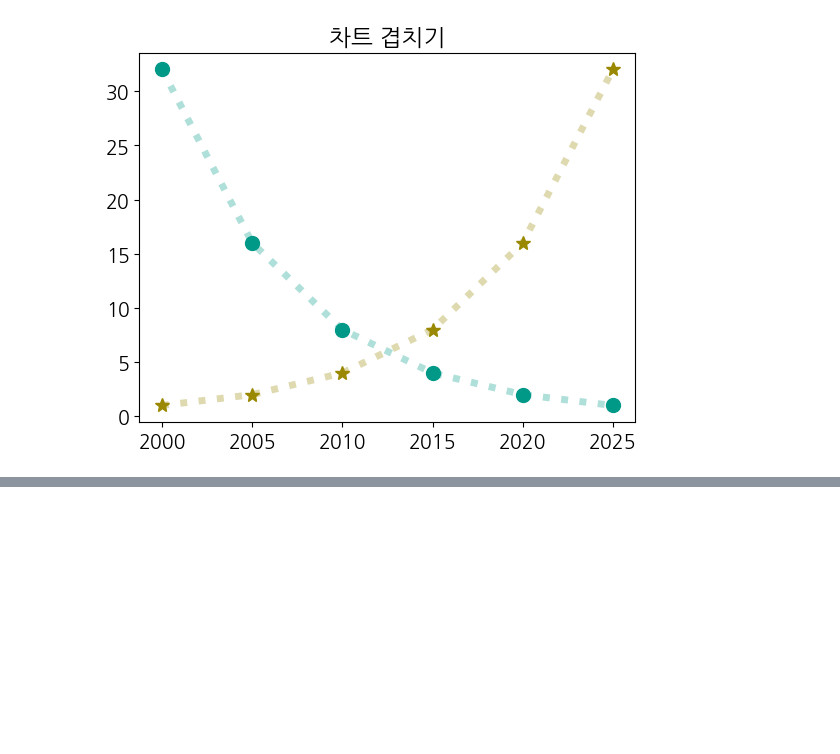
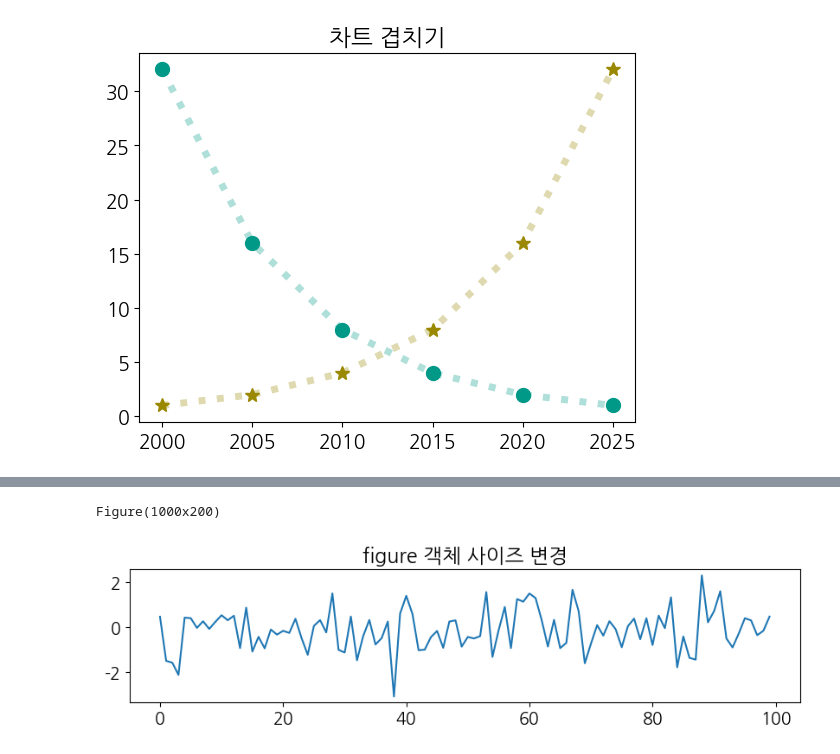
Before and after one commit to DDDDKo/python_study, a Jupyter notebook: matplotlib_visualize_data/matplotlib_basic.ipynb, the cells around one changed output, grey strips where cells are left out. Cells and saved outputs as stored; diff of their text form; code cells hidden in the pictures; blank space fills up the shorter version.

```diff
--- a/matplotlib_visualize_data/matplotlib_basic.ipynb
+++ b/matplotlib_visualize_data/matplotlib_basic.ipynb
@@ -173,0 +218,9 @@ plt.show
+# %%
+f1 = plt.figure(figsize=(10, 2))
+plt.title('figure 객체 사이즈 변경')
+plt.plot(np.random.randn(100))
+plt.show
+print(f1)
+# %% [output]
+Figure(1000x200)
+[figure, added]
```
Also changed, not shown: parts of 8 cells of this notebook.
